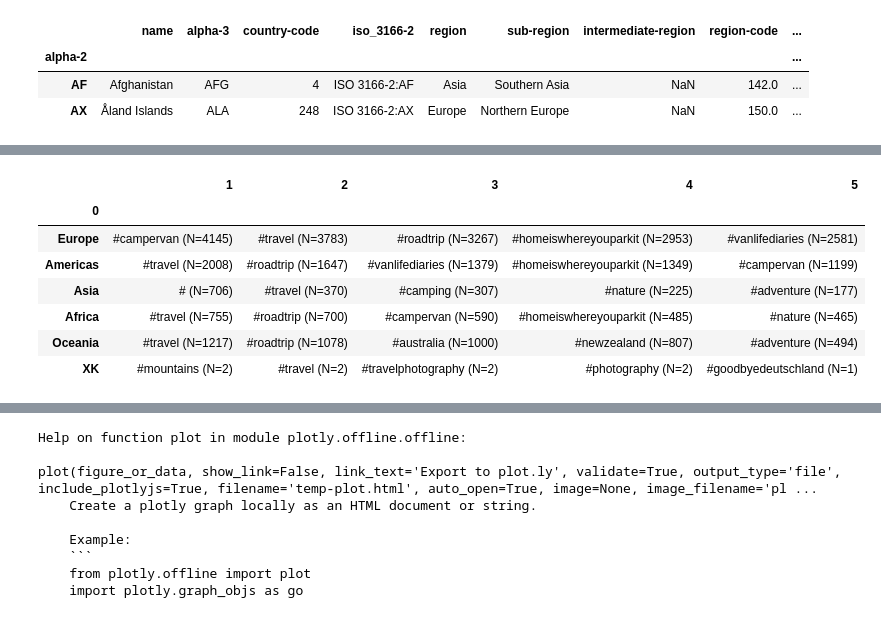
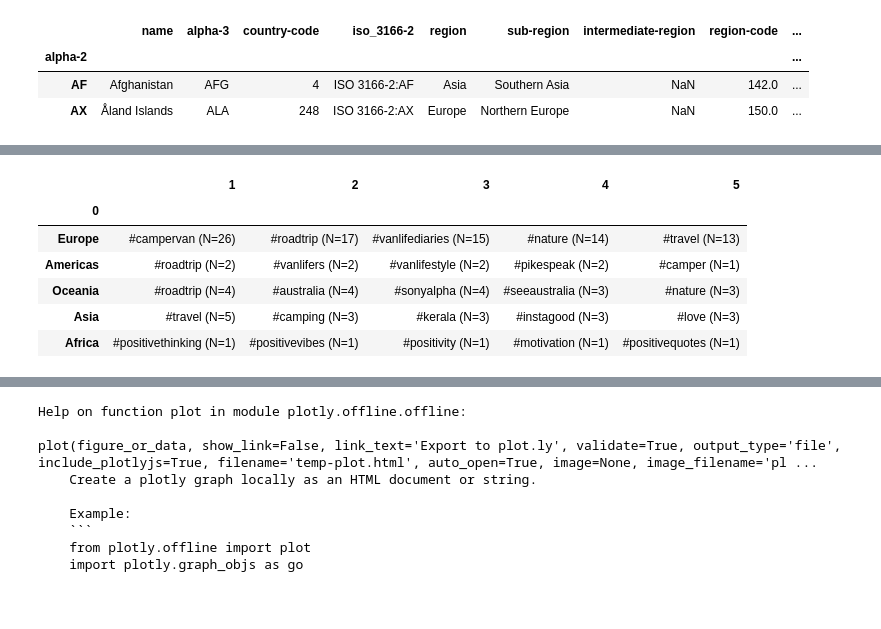
Before and after one commit to kasev/instagram_webscraping, a Jupyter notebook: scripts/instagram_analysis.ipynb, the cells around one changed output, grey strips where cells are left out. Drawn from its saved outputs; the diff is of its cells as text; code cells hidden in the pictures.

```diff
--- a/scripts/instagram_analysis.ipynb
+++ b/scripts/instagram_analysis.ipynb
@@ -98,10 +105,10 @@ testing_vanlife_df.head(2)
 # %%
 def get_most_popular_hashtags(input_dataframe, column, value, number):
-    actual_df = testing_vanlife_df[input_dataframe[column]==value]
+    actual_df = input_dataframe[input_dataframe[column]==value]
     hashtags_list = []
     hashtags_list_of_lists = actual_df["hashtags"].tolist()
-    for element in hashtags_list_of_lists:
-        hashtags_list.extend(ast.literal_eval(element))
+    for post_hashatag_list in hashtags_list_of_lists:
+        hashtags_list = hashtags_list + post_hashatag_list
     most_frequent = nltk.FreqDist(hashtags_list).most_common(number + 1)
     most_frequent = ["#" + element[0] + " (N=" + str(element[1]) + ")" for element in most_frequent]
     return most_frequent[1:]
@@ -119,0 +123,3 @@ array([None, 'Northern Europe', 'Northern America', '', 'Western Europe',
+# %%
+unique_subregions = [subr for subr in testing_vanlife_df["subregion"].unique() if (subr != None) and (subr != "")]
+unique_subregions
@@ -120,6 +139,6 @@ array([None, 'Northern Europe', 'Northern America', '', 'Western Europe',
 # %%
 hashtags_subregion = []
-for element in testing_vanlife_df["subregion"].unique():
+for element in unique_subregions:
     hashtags_subregion.append([element] + get_most_popular_hashtags(testing_vanlife_df, "subregion", element, 5))
 
 hashtags_subregion_df = pd.DataFrame(hashtags_subregion)
@@ -130,17 +162,18 @@ ValueError: malformed node or string: ['lakedistrict', 't5', 'camping', 'camperv
 # %%
+unique_regions = [reg for reg in testing_vanlife_df["region"].unique() if (reg != None) and (reg != "")]
+
 hashtags_region = []
-for element in testing_vanlife_df["region"].unique():
+for element in unique_regions:
   hashtags_region.append([element] + get_most_popular_hashtags(testing_vanlife_df, "region", element, 5))
 
 hashtags_region_df = pd.DataFrame(hashtags_region)
 hashtags_region_df.set_index(0, inplace=True)
 hashtags_region_df
 # %% [output]
 |  | 1 | 2 | 3 | 4 | 5 |
 | 0 |  |  |  |  |  |
-| Europe | #campervan (N=4145) | #travel (N=3783) | #roadtrip (N=3267) | #homeiswhereyouparkit (N=2953) | #vanlifediaries (N=2581) |
-| Americas | #travel (N=2008) | #roadtrip (N=1647) | #vanlifediaries (N=1379) | #homeiswhereyouparkit (N=1349) | #campervan (N=1199) |
-| Asia | # (N=706) | #travel (N=370) | #camping (N=307) | #nature (N=225) | #adventure (N=177) |
-| Africa | #travel (N=755) | #roadtrip (N=700) | #campervan (N=590) | #homeiswhereyouparkit (N=485) | #nature (N=465) |
-| Oceania | #travel (N=1217) | #roadtrip (N=1078) | #australia (N=1000) | #newzealand (N=807) | #adventure (N=494) |
-| XK | #mountains (N=2) | #travel (N=2) | #travelphotography (N=2) | #photography (N=2) | #goodbyedeutschland (N=1) |
+| Europe | #campervan (N=26) | #roadtrip (N=17) | #vanlifediaries (N=15) | #nature (N=14) | #travel (N=13) |
+| Americas | #roadtrip (N=2) | #vanlifers (N=2) | #vanlifestyle (N=2) | #pikespeak (N=2) | #camper (N=1) |
+| Oceania | #roadtrip (N=4) | #australia (N=4) | #sonyalpha (N=4) | #seeaustralia (N=3) | #nature (N=3) |
+| Asia | #travel (N=5) | #camping (N=3) | #kerala (N=3) | #instagood (N=3) | #love (N=3) |
+| Africa | #positivethinking (N=1) | #positivevibes (N=1) | #positivity (N=1) | #motivation (N=1) | #positivequotes (N=1) |
```
Also changed, not shown: parts of 26 cells of this notebook, 1 other file.
